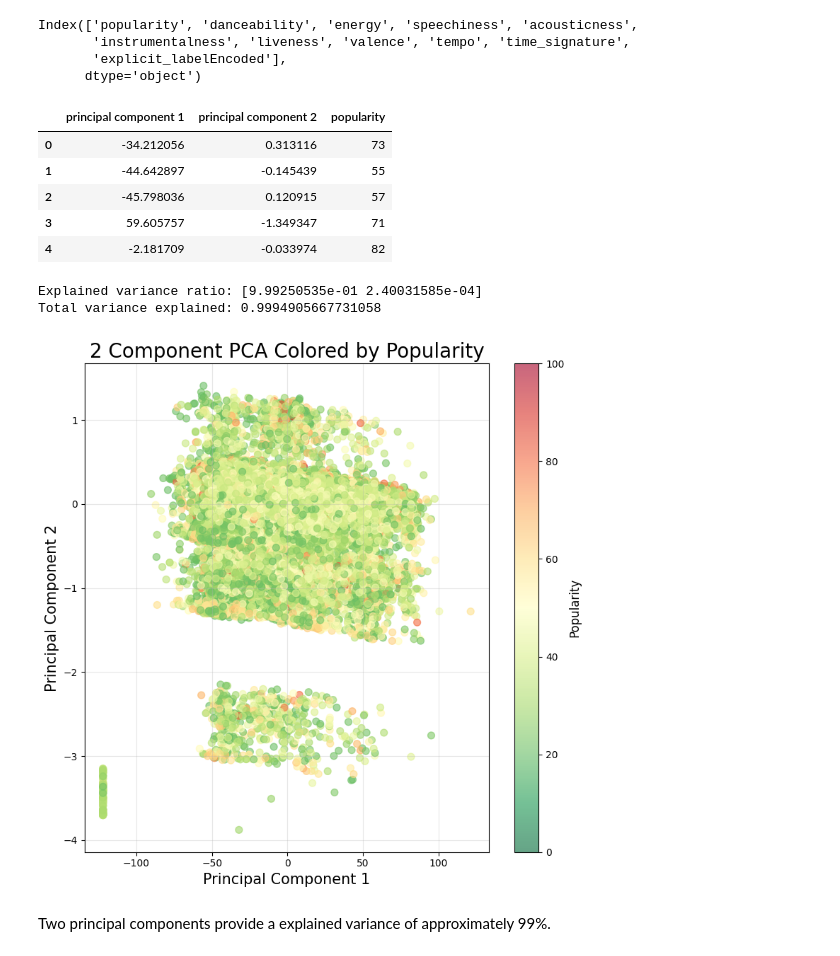
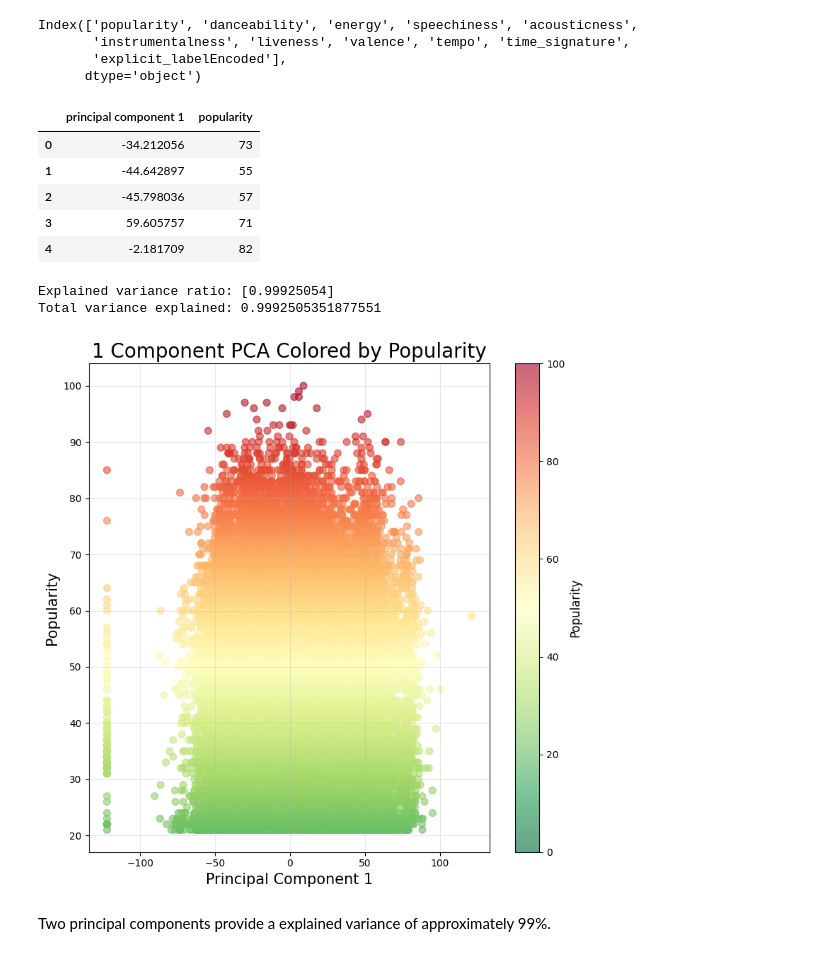
Before and after one commit to matthewsj17/Spotify-Data-Analysis-DSCI300-Project, a Jupyter notebook: DSCI300_SemesterProject.ipynb, the cells around one changed output. Drawn from its saved outputs; the diff is of its cells as text; code cells hidden in the pictures.

```diff
--- a/DSCI300_SemesterProject.ipynb
+++ b/DSCI300_SemesterProject.ipynb
@@ -1316,54 +1310,54 @@ x = df.loc[:, features].values
 # separating out the target
 y = df.loc[:,['popularity']].values
 # %%
-pca = PCA(n_components=2)
+pca = PCA(n_components=1)
 principalComponents = pca.fit_transform(x)
 principalDf = pd.DataFrame(data = principalComponents
-             , columns = ['principal component 1', 'principal component 2'])
+             , columns = ['principal component 1'])
 # %%
 finalDf = pd.concat([principalDf, df[['popularity']]], axis = 1)
 # %%
 finalDf.head()
 # %% [output]
-|  | principal component 1 | principal component 2 | popularity |
-| 0 | -34.212056 | 0.313116 | 73 |
-| 1 | -44.642897 | -0.145439 | 55 |
-| 2 | -45.798036 | 0.120915 | 57 |
-| 3 | 59.605757 | -1.349347 | 71 |
-| 4 | -2.181709 | -0.033974 | 82 |
+|  | principal component 1 | popularity |
+| 0 | -34.212056 | 73 |
+| 1 | -44.642897 | 55 |
+| 2 | -45.798036 | 57 |
+| 3 | 59.605757 | 71 |
+| 4 | -2.181709 | 82 |
 # %%
 # Check explained variance
 print('Explained variance ratio:', pca.explained_variance_ratio_)
 print('Total variance explained:', sum(pca.explained_variance_ratio_))
 # %% [output]
-Explained variance ratio: [9.99250535e-01 2.40031585e-04]
-Total variance explained: 0.9994905667731058
+Explained variance ratio: [0.99925054]
+Total variance explained: 0.9992505351877551
 # %%
 fig = plt.figure(figsize=(8, 8))
 ax = fig.add_subplot(1, 1, 1)
 ax.set_xlabel('Principal Component 1', fontsize=15)
-ax.set_ylabel('Principal Component 2', fontsize=15)
-ax.set_title('2 Component PCA Colored by Popularity', fontsize=20)
+ax.set_ylabel('Popularity', fontsize=15)
+ax.set_title('1 Component PCA Colored by Popularity', fontsize=20)
 
 # Create a scatter plot with continuous color mapping
 scatter = ax.scatter(finalDf['principal component 1'],
-                     finalDf['principal component 2'],
+                     finalDf['popularity'],
                      c=finalDf['popularity'],
                      cmap='RdYlGn_r',  # Red-Yellow-Green reversed (red=high, green=low)
                      s=50,
                      vmin=0,
                      vmax=100,
                      alpha=0.6)
 
 # Add colorbar to show the scale
 cbar = plt.colorbar(scatter, ax=ax)
 cbar.set_label('Popularity', fontsize=12)
 
 ax.grid(True, alpha=0.3)
 plt.tight_layout()
 plt.show()
 # %% [output]
-[figure, old version]
+[figure, new version]
 # %% [markdown]
 Two principal components provide a explained variance of approximately 99%.
 # %%
```
Also changed, not shown: parts of 6 cells of this notebook.
